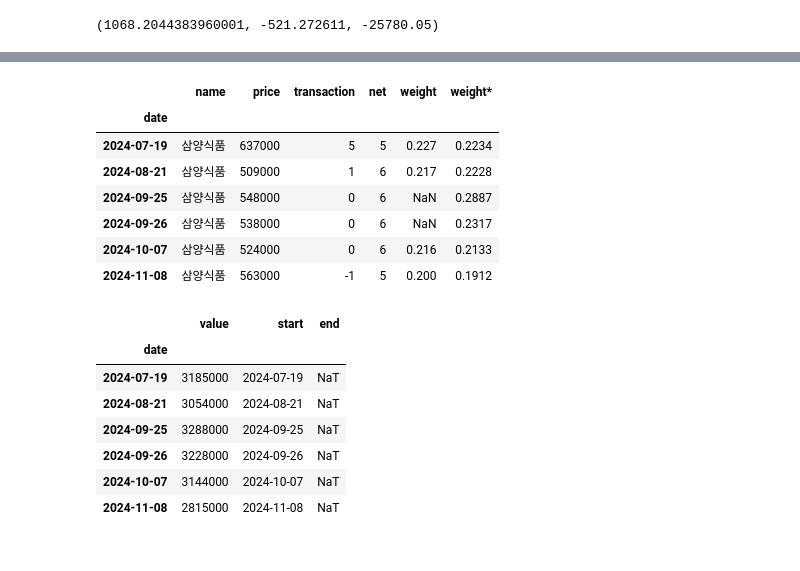
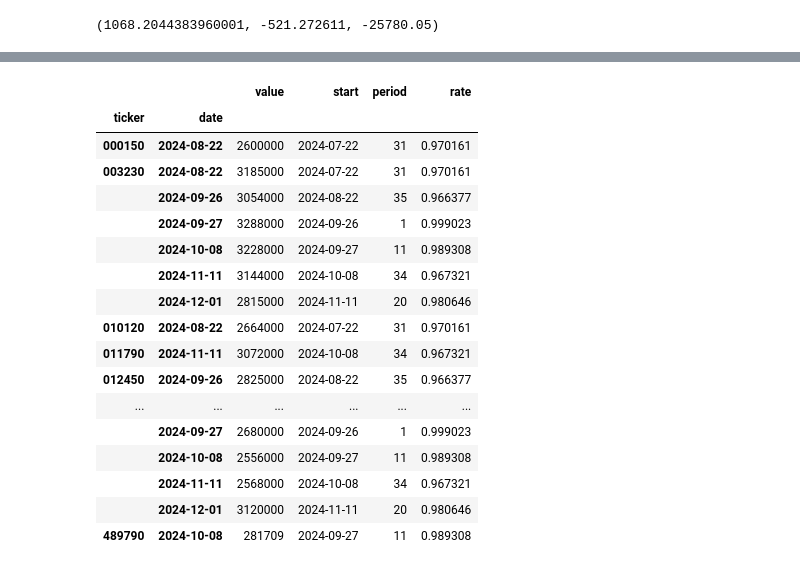
Before and after one commit to lbk209/portfolio, a Jupyter notebook: Allocate_Portfolio.ipynb, the cells around one changed output, grey strips where cells are left out. Cells and saved outputs as stored; diff of their text form; code cells hidden in the pictures.

```diff
--- a/Allocate_Portfolio.ipynb
+++ b/Allocate_Portfolio.ipynb
@@ -1132,12 +1062,0 @@ pd.DataFrame(a, index=b, columns=['value']).swaplevel().sort_index()
-# %%
-idx = pd.IndexSlice
-df_rec.loc[idx[:, '003230'],:].droplevel('ticker').apply(lamb)
-# %% [output]
-|  | name | price | transaction | net | weight | weight* |
-| date |  |  |  |  |  |  |
-| 2024-07-19 | 삼양식품 | 637000 | 5 | 5 | 0.227 | 0.2234 |
-| 2024-08-21 | 삼양식품 | 509000 | 1 | 6 | 0.217 | 0.2228 |
-| 2024-09-25 | 삼양식품 | 548000 | 0 | 6 | NaN | 0.2887 |
-| 2024-09-26 | 삼양식품 | 538000 | 0 | 6 | NaN | 0.2317 |
-| 2024-10-07 | 삼양식품 | 524000 | 0 | 6 | 0.216 | 0.2133 |
-| 2024-11-08 | 삼양식품 | 563000 | -1 | 5 | 0.200 | 0.1912 |
@@ -1147,13 +1062,0 @@ sr_trs = df_trs.loc[:, '003230']
-# %%
-(sr_trs.to_frame('value').assign(start=sr_trs.index)
-                      .assign(end=pd.Series(sr_trs.index))
-)
-# %% [output]
-|  | value | start | end |
-| date |  |  |  |
-| 2024-07-19 | 3185000 | 2024-07-19 | NaT |
-| 2024-08-21 | 3054000 | 2024-08-21 | NaT |
-| 2024-09-25 | 3288000 | 2024-09-25 | NaT |
-| 2024-09-26 | 3228000 | 2024-09-26 | NaT |
-| 2024-10-07 | 3144000 | 2024-10-07 | NaT |
-| 2024-11-08 | 2815000 | 2024-11-08 | NaT |
@@ -1165,0 +1063,51 @@ sr_trs = df_trs.loc[:, '003230']
+# %%
+
+
+self = cc
+df_rec = cc.df_rec
+sr_fee = 0.7
+date = datetime.today().strftime('%Y-%m-%d')
+col_prc='price'
+col_net='net'
+col_tkr='ticker'
+col_date='date'
+"""
+calc annual fee
+sr_fee: dict or series of ticker to annual fee. rate
+"""
+
+if isinstance(sr_fee, dict):
+    sr_fee = pd.Series(sr_fee)
+elif isinstance(sr_fee, Number):
+    sr_fee = pd.Series(sr_fee, index=df_val.index.get_level_values(col_tkr).unique())
+sr_fee = sr_fee.rename_axis(col_tkr).rename('fee')
+
+df_val = (df_rec.apply(lambda x: x[col_prc] * x[col_net], axis=1)
+                .swaplevel().sort_index().to_frame('value'))
+df_val['start'] = df_val.index.get_level_values(col_date)
+df_val['end'] = df_val.groupby(col_tkr, group_keys=False).apply(lambda x: x['start'].shift(-1)).fillna(date)
+df_val['period'] = df_val.apply(lambda x: x['end'] - x['start'], axis=1).dt.days
+df_val = (df_val.reset_index(col_date, drop=True)
+          .rename(columns={'end':col_date}).set_index(col_date, append=True))
+df_val = df_val.loc[df_val['value'] > 0]
+df_val['rate'] = df_val.join(sr_fee).apply(lambda x: x['fee'] ** (x['period']/365), axis=1)
+df_val
+# %% [output]
+|  |  | value | start | period | rate |
+| ticker | date |  |  |  |  |
+| 000150 | 2024-08-22 | 2600000 | 2024-07-22 | 31 | 0.970161 |
+| 003230 | 2024-08-22 | 3185000 | 2024-07-22 | 31 | 0.970161 |
+|  | 2024-09-26 | 3054000 | 2024-08-22 | 35 | 0.966377 |
+|  | 2024-09-27 | 3288000 | 2024-09-26 | 1 | 0.999023 |
+|  | 2024-10-08 | 3228000 | 2024-09-27 | 11 | 0.989308 |
+|  | 2024-11-11 | 3144000 | 2024-10-08 | 34 | 0.967321 |
+|  | 2024-12-01 | 2815000 | 2024-11-11 | 20 | 0.980646 |
+| 010120 | 2024-08-22 | 2664000 | 2024-07-22 | 31 | 0.970161 |
+| 011790 | 2024-11-11 | 3072000 | 2024-10-08 | 34 | 0.967321 |
+| 012450 | 2024-09-26 | 2825000 | 2024-08-22 | 35 | 0.966377 |
+| ... | ... | ... | ... | ... | ... |
+|  | 2024-09-27 | 2680000 | 2024-09-26 | 1 | 0.999023 |
+|  | 2024-10-08 | 2556000 | 2024-09-27 | 11 | 0.989308 |
+|  | 2024-11-11 | 2568000 | 2024-10-08 | 34 | 0.967321 |
+|  | 2024-12-01 | 3120000 | 2024-11-11 | 20 | 0.980646 |
+| 489790 | 2024-10-08 | 281709 | 2024-09-27 | 11 | 0.989308 |
```
Also changed, not shown: parts of 40 cells of this notebook, 1 other file.
